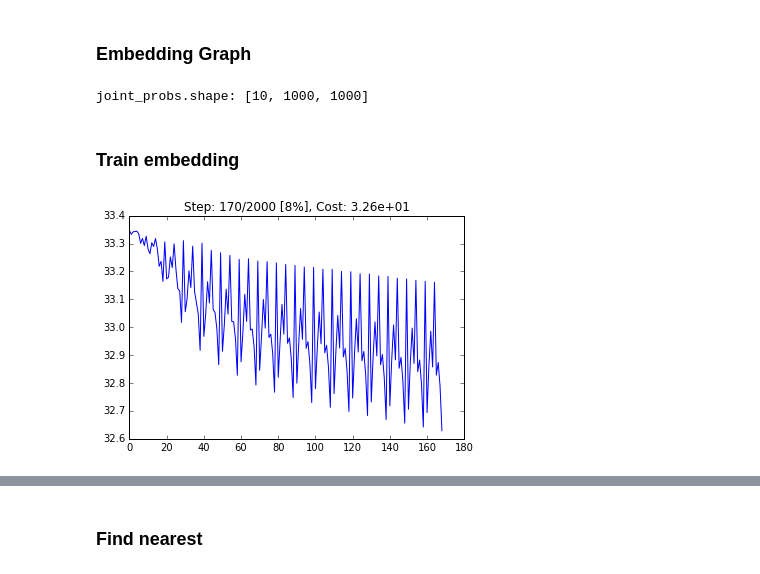
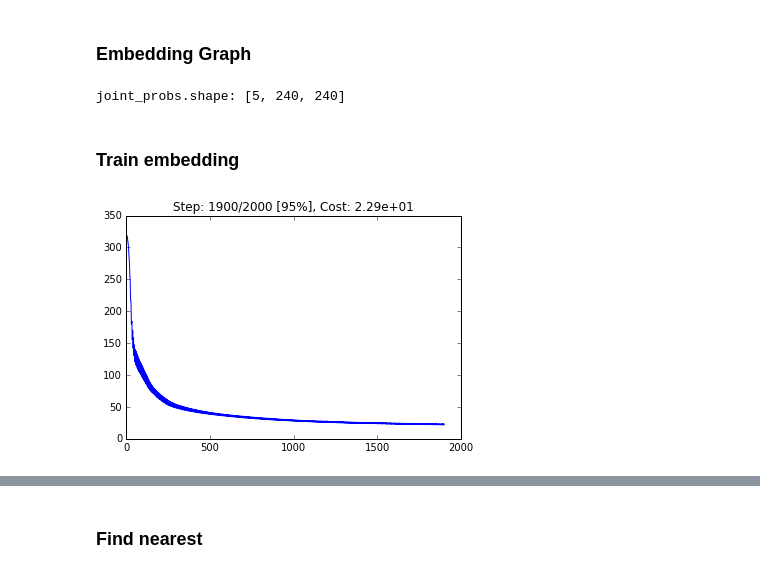
Before and after one commit to RomanKoshelev/deepcoins, a Jupyter notebook: embed_search.ipynb, the cells around one changed output, grey strips where cells are left out. Cells and saved outputs as stored; diff of their text form; code cells hidden in the pictures.

Commit message:
refactored tsne batches

```diff
--- a/embed_search.ipynb
+++ b/embed_search.ipynb
@@ -39,7 +39,7 @@ def load_coins_dataset(ndata):
         path      = "/netforge/datasets/private/roman/coins/images",
         ndata     = ndata)
 # %%
-data_size = 10000
+data_size = 1200
 (
     image_shape,
     file_num,
@@ -47,7 +47,7 @@ data_size = 10000
     train_labels,
     test_images,
     test_labels
-) = load_mnist_dataset(data_size)
+) = load_coins_dataset(data_size)
 
 print("File num   :", file_num)
 print("Data size  :", data_size)
@@ -81,12 +77,9 @@ Test images:
 # %%
 %%time
 
-batch_size = data_size // 10
-embed_dims = 7
+batch_size = data_size // 5
 
 joint_probs = compute_joint_probabilities(
     samples    = train_images,
-    batch_size = batch_size,
-    dims       = embed_dims,
-    verbose    = 2)
+    batch_size = batch_size)
 # %% [output]
@@ -141,6 +118,7 @@ def Perceptron(inputs, out_dim):
     return l
 
 def ConvNet(inputs, out_dim):
+    l = inputs
     l = conv2d_maxpool(l, 16)
     l = conv2d_maxpool(l, 32)
     l = conv2d_maxpool(l, 64)
@@ -153,21 +131,23 @@ def ConvNet(inputs, out_dim):
 ### Embedding Graph
 # %%
 learning_rate = 1e-4
+embed_dims    = 7
+
 tf.reset_default_graph()
 em_graph = tf.Graph()
 with em_graph.as_default():
     with tf.name_scope('embedding'):
         with tf.device('/gpu:0'):
             images_pl  = tf.placeholder(dtype=tf.float32, shape=[None,]+image_shape)
-            probs_pl   = tf.placeholder(dtype=tf.float32, shape=joint_probs.shape)
-            probs_var  = tf.Variable(probs_pl, trainable=False)
-            embed_op   = Perceptron(images_pl, embed_dims)
-            embed_loss = tsne_loss(probs_var, batch_size, embed_dims, embed_op)
+            probs_pl   = tf.placeholder(dtype=tf.float32, shape=joint_probs.shape[-2:])
+            # probs_var  = tf.Variable(probs_pl, trainable=False)
+            embed_op   = ConvNet(images_pl, embed_dims)
+            embed_loss = tsne_loss(probs_pl, batch_size, embed_dims, embed_op)
             train_op   = tf.train.AdamOptimizer(learning_rate).minimize(embed_loss)
             init_op    = tf.global_variables_initializer()
 print("joint_probs.shape:", list(joint_probs.shape))
 # %% [output]
-joint_probs.shape: [10, 1000, 1000]
+joint_probs.shape: [5, 240, 240]
 # %% [markdown]
 ### Train embedding
 # %%
@@ -183,36 +163,40 @@ except:
     pass
 
 sess = tf.Session(graph=em_graph)
-sess.run(init_op, feed_dict={probs_pl:joint_probs})
+sess.run(init_op)
 
 def plot_costs(costs, step, step_num):
     plt.plot(costs)
     plt.title("Step: %d/%d [%.0f%%], Cost: %.2e" % (
         step+1, step_num, 100*(step+1)/step_num, costs[-1]))
     clear_output(True)
     plt.show()
 
 def get_next_batch(i, bs):
     imgs = train_images[i:i+bs]
     imgs = np.reshape(imgs, [-1,]+image_shape)
     lbls = train_labels[i:i+bs]
     i = (i + bs) % (len(train_images))
     return i, imgs, lbls
 
 def do_train(sess, tr_op, loss_op, inputs_pl, batch_sise, step_num):
     try:
         costs = []
-        bi = 0
+        i = 0
         for step in range(step_num):
-            bi, images, _ = get_next_batch(bi, batch_sise)
-            _, cost = sess.run([tr_op, loss_op], feed_dict={inputs_pl: images})
+            pi = i//batch_sise
+            i, images, _ = get_next_batch(i, batch_sise)
+            _, cost = sess.run([tr_op, loss_op], feed_dict={
+                inputs_pl: images,
+                probs_pl: joint_probs[pi]
+            })
             costs.append(cost)
             if step % log_every == log_every-1:
                 plot_costs(costs, step, step_num)
     except KeyboardInterrupt:
         pass
     plot_costs(costs, step, step_num)
 
 do_train(sess, train_op, embed_loss, images_pl, batch_size, train_steps)
 # %% [output]
-[figure, old version]
+[figure, new version]
```
Also changed, not shown: parts of 5 cells of this notebook, 1 other file.
